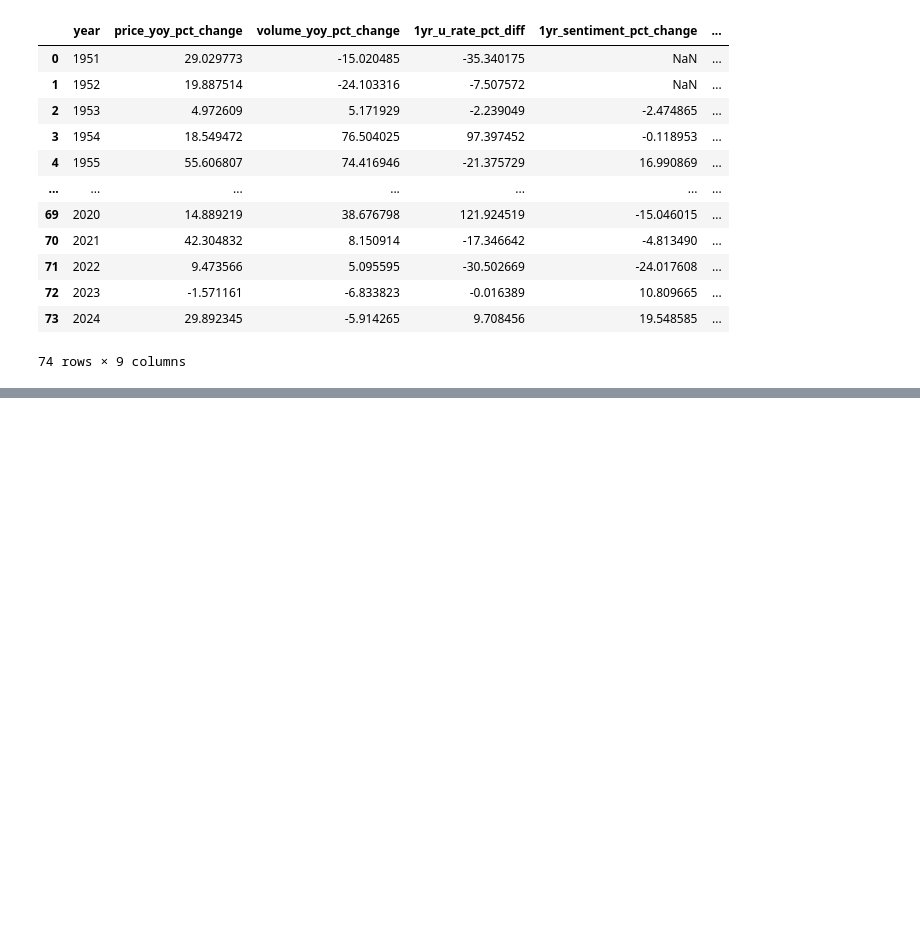
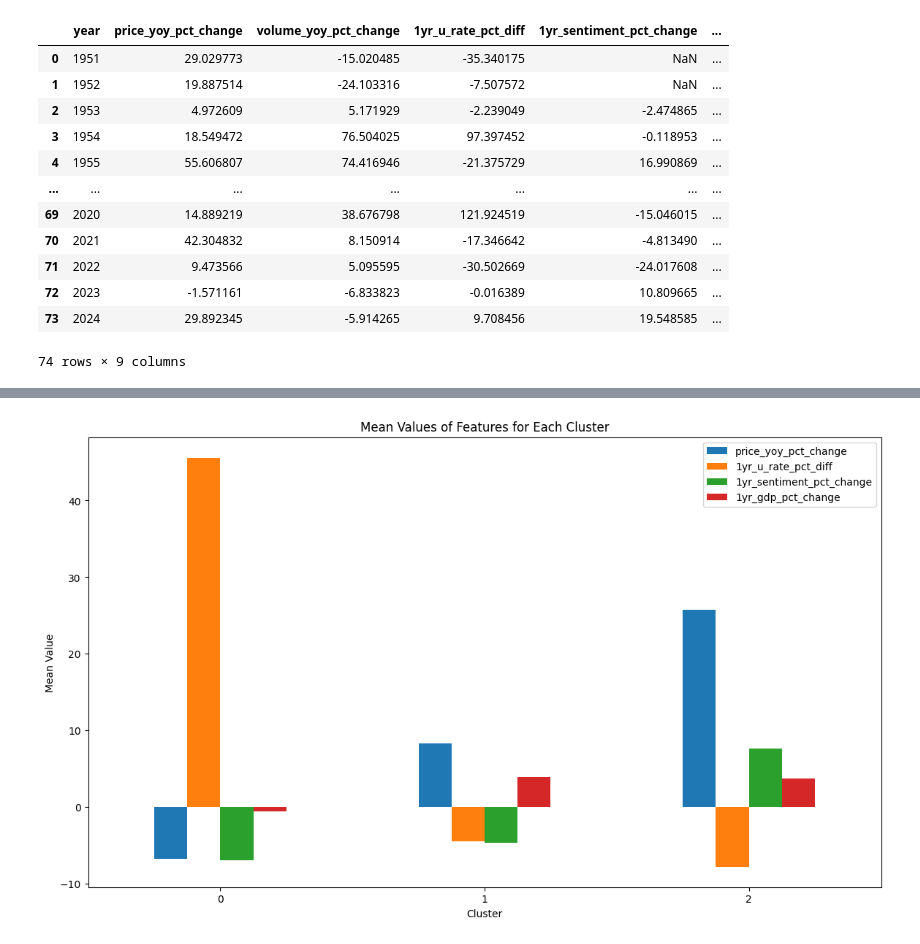
Before and after one commit to calvinraab/ML_Algorithmic_Trading, a Jupyter notebook: model_building.ipynb, the cells around one changed output, grey strips where cells are left out. Cells and saved outputs as stored; diff of their text form; code cells hidden in the pictures; blank space fills up the shorter version.

```diff
--- a/model_building.ipynb
+++ b/model_building.ipynb
@@ -311,0 +342,4 @@ final_year_modeling_data
+# %%
+# Calculate mean values of features for each cluster
+cluster_means = unsupervised_economic_data_for_modeling[features + ['cluster']].groupby('cluster').mean()
+cluster_means
@@ -311,0 +352,11 @@ final_year_modeling_data
+# %%
+# Plotting
+cluster_means.plot(kind='bar', figsize=(14, 8))
+plt.title('Mean Values of Features for Each Cluster')
+plt.xlabel('Cluster')
+plt.ylabel('Mean Value')
+plt.legend(loc='upper right')
+plt.xticks(rotation=0)
+plt.show()
+# %% [output]
+[figure, added]
```
Also changed, not shown: parts of 14 cells of this notebook, 1 other file.
